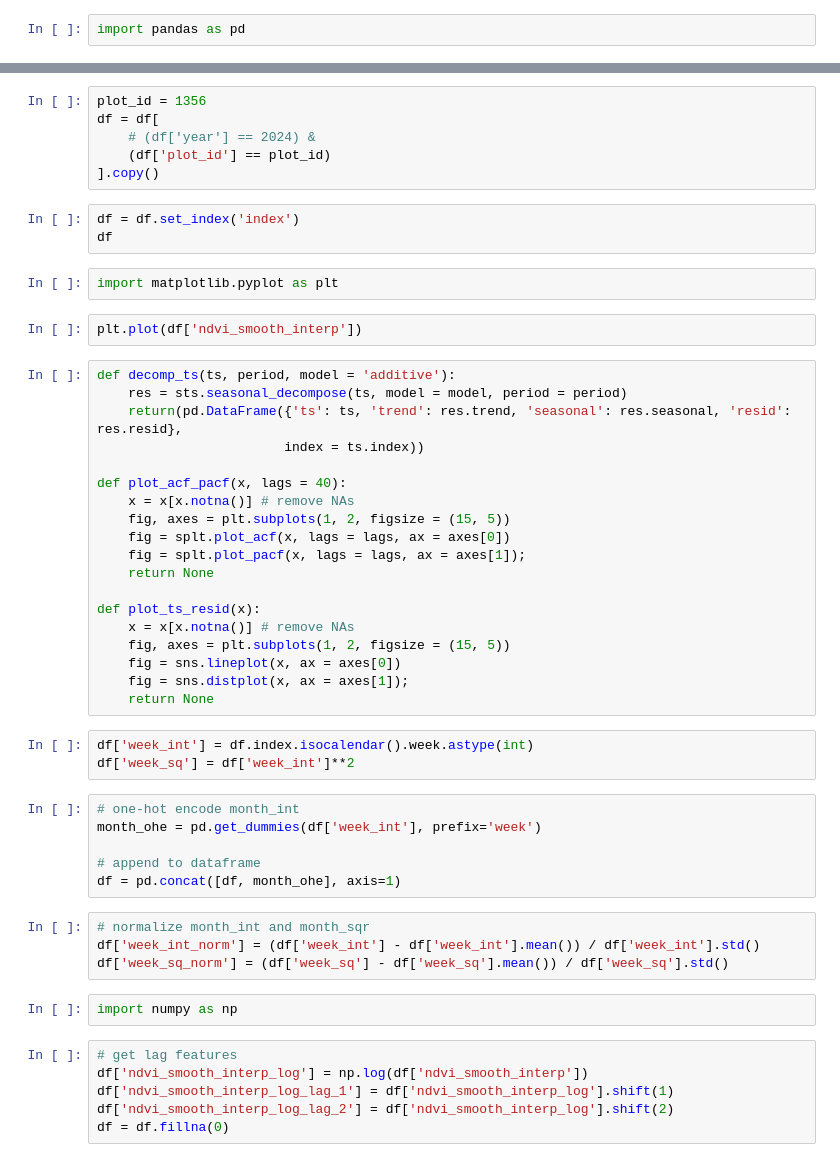
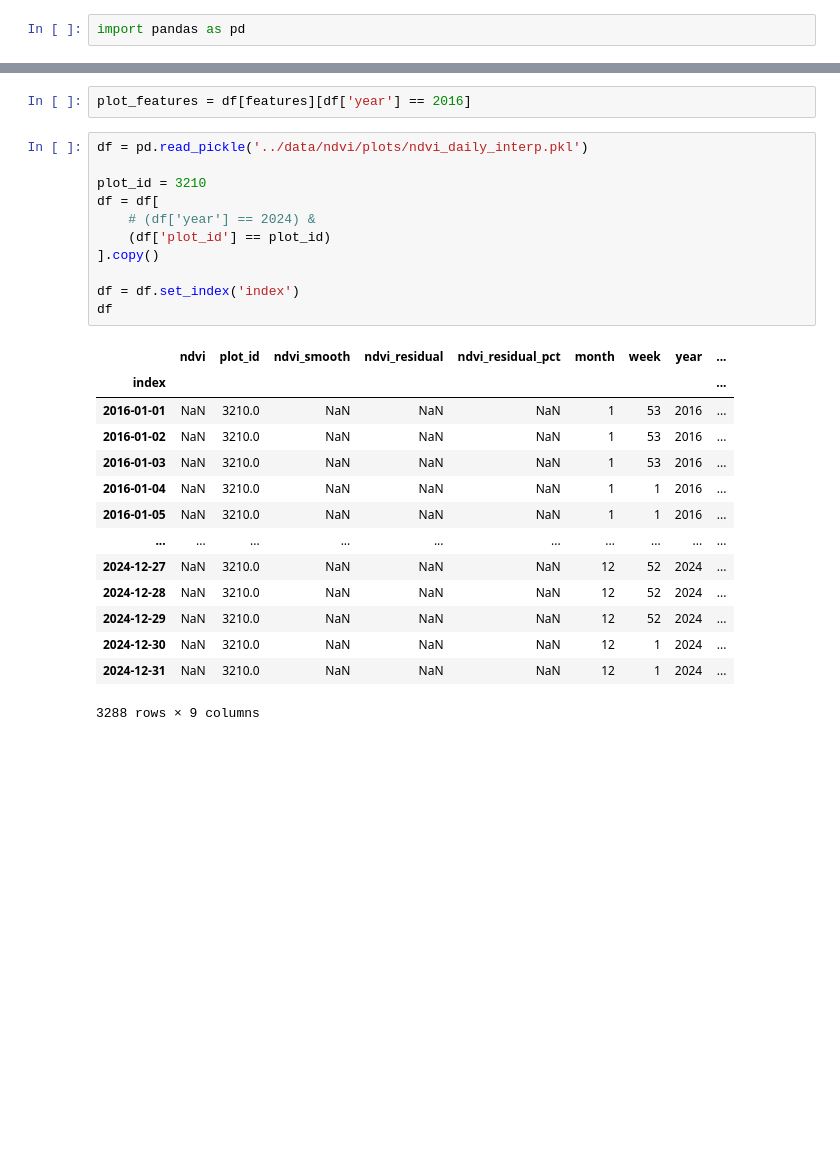
Before and after one commit to simonhansedasi/GrapeExpectations, a Jupyter notebook: RegressionRidge/ML/time_series.ipynb, the cells around one changed output, grey strips where cells are left out. Drawn from its saved outputs; the diff is of its cells as text; blank space fills up the shorter version.

```diff
--- a/RegressionRidge/ML/time_series.ipynb
+++ b/RegressionRidge/ML/time_series.ipynb
@@ -5,53 +53,28 @@ df = pd.read_pickle('../data/ndvi/plots/ndvi_daily_interp.pkl')
+# %%
+plot_features = df[features][df['year'] == 2016]
 # %%
-plot_id = 1356
+df = pd.read_pickle('../data/ndvi/plots/ndvi_daily_interp.pkl')
+
+plot_id = 3210
 df = df[
     # (df['year'] == 2024) &
     (df['plot_id'] == plot_id)
 ].copy()
+
+df = df.set_index('index')
+df
+# %% [output]
+|  | ndvi | plot_id | ndvi_smooth | ndvi_residual | ndvi_residual_pct | month | week | year | ... |
+| index |  |  |  |  |  |  |  |  | ... |
+| 2016-01-01 | NaN | 3210.0 | NaN | NaN | NaN | 1 | 53 | 2016 | ... |
+| 2016-01-02 | NaN | 3210.0 | NaN | NaN | NaN | 1 | 53 | 2016 | ... |
+| 2016-01-03 | NaN | 3210.0 | NaN | NaN | NaN | 1 | 53 | 2016 | ... |
+| 2016-01-04 | NaN | 3210.0 | NaN | NaN | NaN | 1 | 1 | 2016 | ... |
+| 2016-01-05 | NaN | 3210.0 | NaN | NaN | NaN | 1 | 1 | 2016 | ... |
+| ... | ... | ... | ... | ... | ... | ... | ... | ... | ... |
+| 2024-12-27 | NaN | 3210.0 | NaN | NaN | NaN | 12 | 52 | 2024 | ... |
+| 2024-12-28 | NaN | 3210.0 | NaN | NaN | NaN | 12 | 52 | 2024 | ... |
+| 2024-12-29 | NaN | 3210.0 | NaN | NaN | NaN | 12 | 52 | 2024 | ... |
+| 2024-12-30 | NaN | 3210.0 | NaN | NaN | NaN | 12 | 1 | 2024 | ... |
+| 2024-12-31 | NaN | 3210.0 | NaN | NaN | NaN | 12 | 1 | 2024 | ... |
+3288 rows × 9 columns
-# %%
-df = df.set_index('index')
-df
-# %%
-import matplotlib.pyplot as plt
-# %%
-plt.plot(df['ndvi_smooth_interp'])
-# %%
-def decomp_ts(ts, period, model = 'additive'):
-    res = sts.seasonal_decompose(ts, model = model, period = period)
-    return(pd.DataFrame({'ts': ts, 'trend': res.trend, 'seasonal': res.seasonal, 'resid': res.resid},
-                        index = ts.index))
-
-def plot_acf_pacf(x, lags = 40):
-    x = x[x.notna()] # remove NAs
-    fig, axes = plt.subplots(1, 2, figsize = (15, 5))
-    fig = splt.plot_acf(x, lags = lags, ax = axes[0])
-    fig = splt.plot_pacf(x, lags = lags, ax = axes[1]);
-    return None
-
-def plot_ts_resid(x):
-    x = x[x.notna()] # remove NAs
-    fig, axes = plt.subplots(1, 2, figsize = (15, 5))
-    fig = sns.lineplot(x, ax = axes[0])
-    fig = sns.distplot(x, ax = axes[1]);
-    return None
-# %%
-df['week_int'] = df.index.isocalendar().week.astype(int)
-df['week_sq'] = df['week_int']**2
-# %%
-# one-hot encode month_int
-month_ohe = pd.get_dummies(df['week_int'], prefix='week')
-
-# append to dataframe
-df = pd.concat([df, month_ohe], axis=1)
-# %%
-# normalize month_int and month_sqr
-df['week_int_norm'] = (df['week_int'] - df['week_int'].mean()) / df['week_int'].std()
-df['week_sq_norm'] = (df['week_sq'] - df['week_sq'].mean()) / df['week_sq'].std()
-# %%
-import numpy as np
-# %%
-# get lag features
-df['ndvi_smooth_interp_log'] = np.log(df['ndvi_smooth_interp'])
-df['ndvi_smooth_interp_log_lag_1'] = df['ndvi_smooth_interp_log'].shift(1)
-df['ndvi_smooth_interp_log_lag_2'] = df['ndvi_smooth_interp_log'].shift(2)
-df = df.fillna(0)
```
Also changed, not shown: parts of 13 cells of this notebook, 3 other files.
